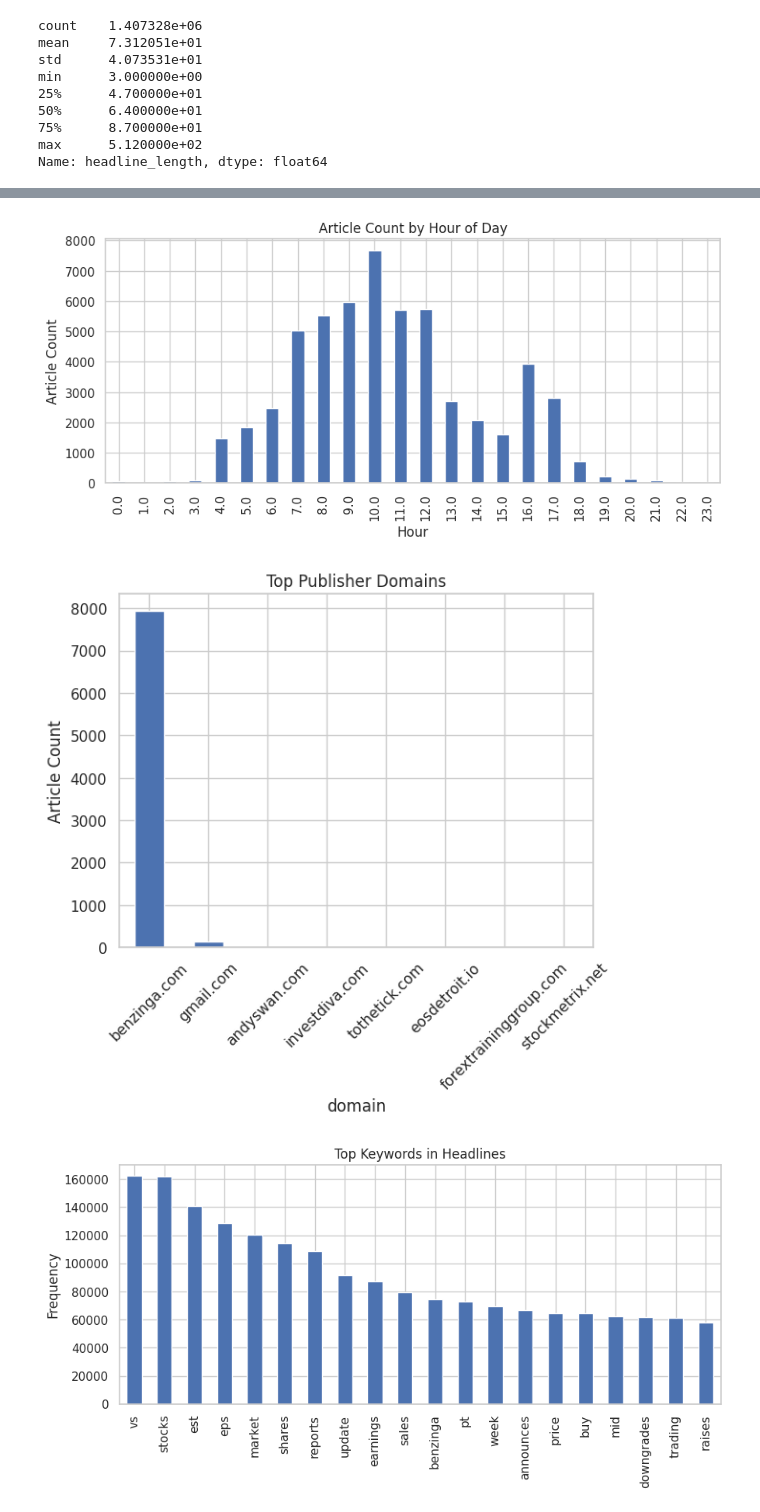
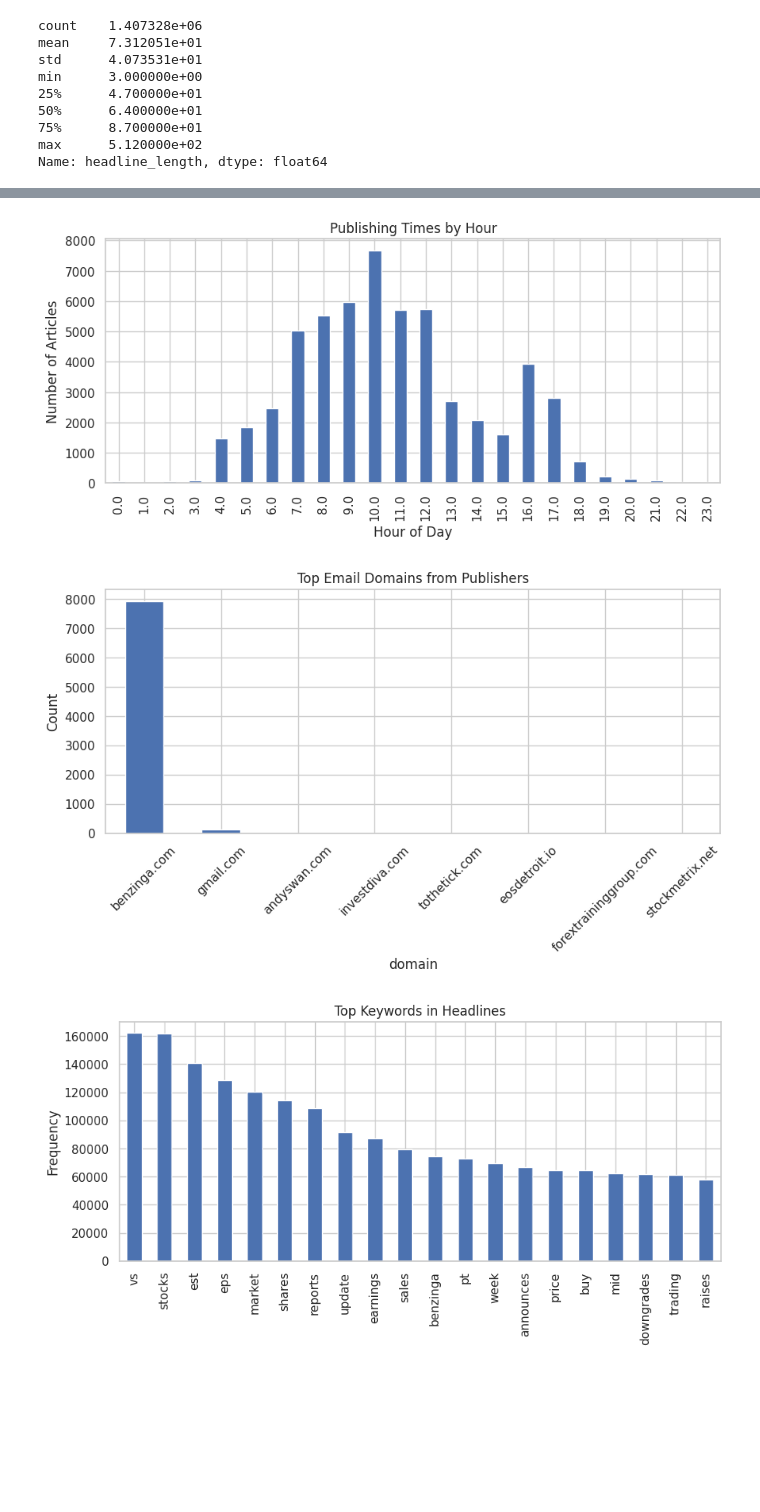
Before and after one commit to NuryeNigusMekonen/sentiment-stock-predictor-for-nova-insights-PLLC, a Jupyter notebook: notebooks/eda_news_analysis.ipynb, the cells around one changed output, grey strips where cells are left out. Drawn from its saved outputs; the diff is of its cells as text; code cells hidden in the pictures; blank space fills up the shorter version.

```diff
--- a/notebooks/eda_news_analysis.ipynb
+++ b/notebooks/eda_news_analysis.ipynb
@@ -87,28 +89,28 @@ hourly = hourly_distribution(news_df)
 
 plt.figure(figsize=(10, 4))
 hourly.plot(kind="bar")
-plt.title("Article Count by Hour of Day")
-plt.xlabel("Hour")
-plt.ylabel("Article Count")
+plt.title("Publishing Times by Hour")
+plt.xlabel("Hour of Day")
+plt.ylabel("Number of Articles")
 plt.grid(True)
 plt.show()
 # %% [output]
-[figure, old version]
+[figure, new version]
 # %%
 #publisher domain
 news_df = extract_domains(news_df)
 
 if news_df['domain'].notna().any():
-    news_df['domain'].value_counts().head(10).plot(kind="bar")
-    plt.title("Top Publisher Domains")
-    plt.ylabel("Article Count")
+    news_df['domain'].value_counts().head(10).plot(kind="bar", figsize=(10, 4))
+    plt.title("Top Email Domains from Publishers")
+    plt.ylabel("Count")
     plt.xticks(rotation=45)
     plt.grid(True)
     plt.show()
 else:
-    print("No email-style domains found in publisher.")
+    print("No domains found in publisher column.")
 # %% [output]
-[figure, old version]
+[figure, new version]
 # %%
 #keyword_freqequency
 keywords = top_keywords(news_df)
```
Also changed, not shown: parts of 11 cells of this notebook, 19 other files.
